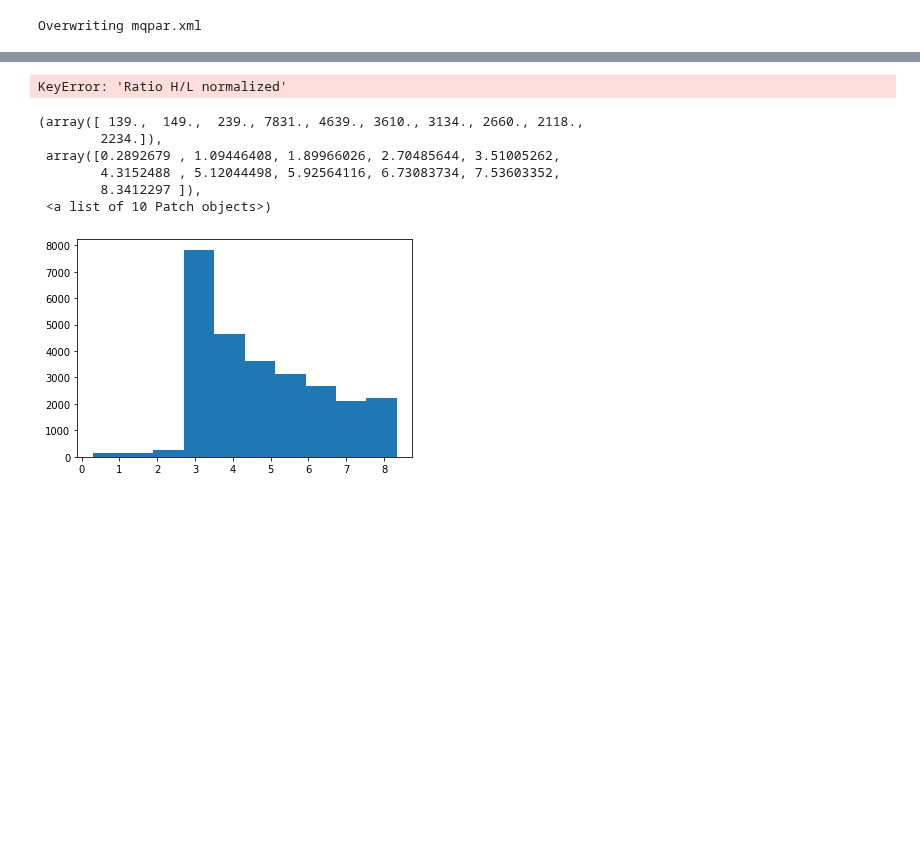
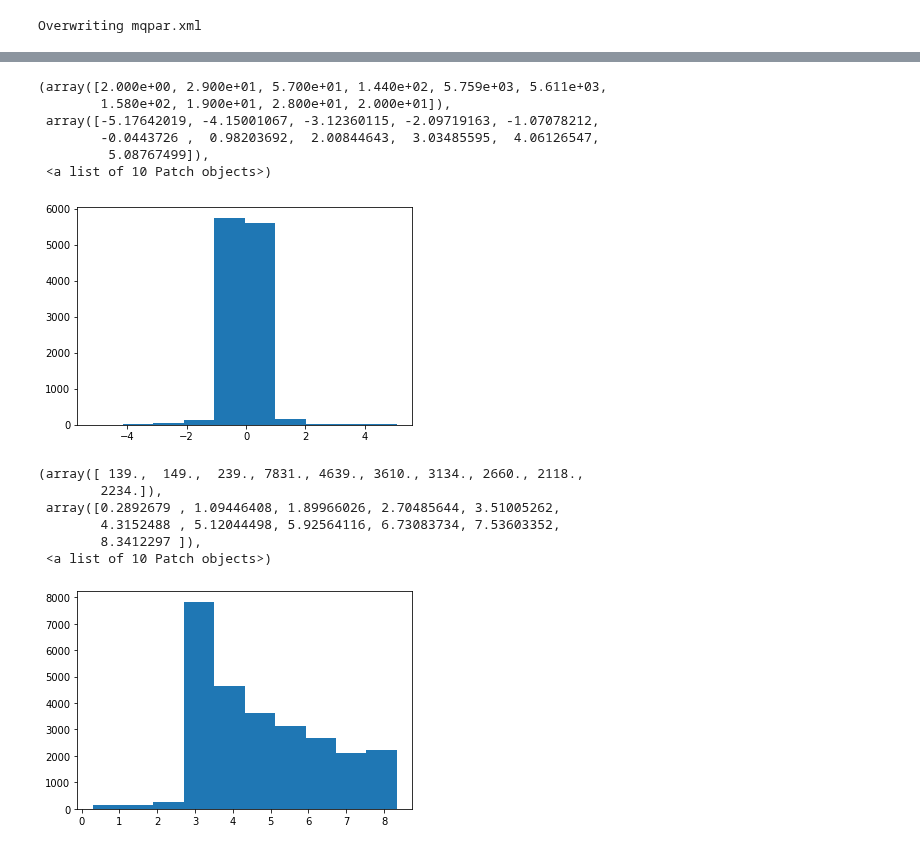
Before and after one commit to animesh/notebooks, a Jupyter notebook: proteinGroupsCombine.ipynb, the cells around one changed output, grey strips where cells are left out. Drawn from its saved outputs; the diff is of its cells as text; code cells hidden in the pictures; blank space fills up the shorter version.

```diff
--- a/proteinGroupsCombine.ipynb
+++ b/proteinGroupsCombine.ipynb
@@ -556,9 +556,15 @@ print(df.columns)
 # %%
 import matplotlib.pyplot as plt
 import numpy as np
-plt.hist(np.log2(df['Ratio H/L normalized']+0.00001))
+plt.hist(np.log2(df['Ratio H/L normalized']))#+0.00000000000000000001))
 # %% [output]
-KeyError: 'Ratio H/L normalized'
+(array([2.000e+00, 2.900e+01, 5.700e+01, 1.440e+02, 5.759e+03, 5.611e+03,
+        1.580e+02, 1.900e+01, 2.800e+01, 2.000e+01]),
+ array([-5.17642019, -4.15001067, -3.12360115, -2.09719163, -1.07078212,
+        -0.0443726 ,  0.98203692,  2.00844643,  3.03485595,  4.06126547,
+         5.08767499]),
+ <a list of 10 Patch objects>)
+[figure, added]
 # %%
 plt.hist(np.log2(df['Score']+1))
 # %% [output]
```
Also changed, not shown: parts of 7 cells of this notebook.
